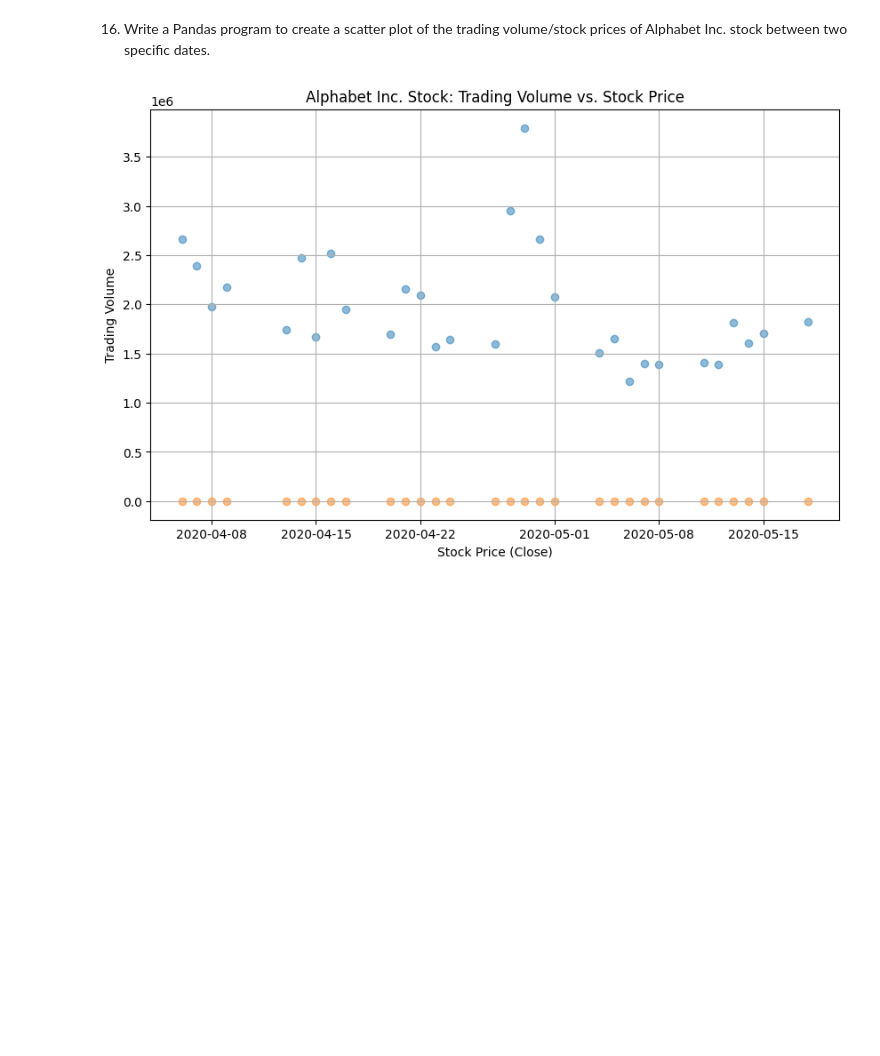
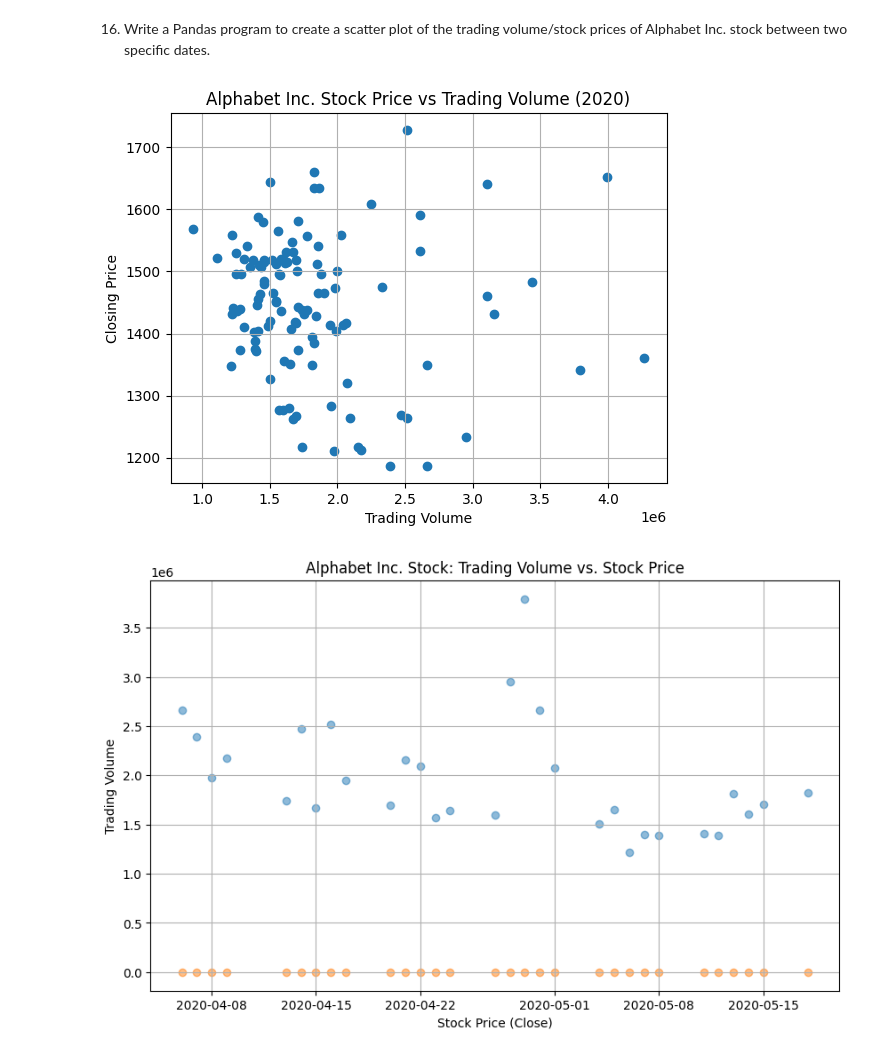
Before and after one commit to sngrajesh/DataAnalytics, a Jupyter notebook: Lab Assignments/Assignment-6-Plotting_Using_DataFrame.ipynb, the cells around one changed output. Cells and saved outputs as stored; diff of their text form; code cells hidden in the pictures; blank space fills up the shorter version.

```diff
--- a/Lab Assignments/Assignment-6-Plotting_Using_DataFrame.ipynb
+++ b/Lab Assignments/Assignment-6-Plotting_Using_DataFrame.ipynb
@@ -325,5 +325,17 @@ df1.head()
 | 4 | 1186.510010 | NaN | 1142.622607 |
 # %% [markdown]
 16. Write a Pandas program to create a scatter plot of the trading volume/stock prices of Alphabet Inc. stock between two specific dates.
+# %%
+# @title{vertical-output:true}
+plt.figure()
+fdf=df[df["Date"].between("2020-04-06", "2020-09-18")]
+plt.scatter(fdf['Volume'],fdf['Close'])
+plt.xlabel('Trading Volume')
+plt.ylabel('Closing Price')
+plt.title('Alphabet Inc. Stock Price vs Trading Volume (2020)')
+plt.grid(True)
+plt.show()
+# %% [output]
+[figure, added]
 # %%
 # @title{vertical-output:true}
```
Also changed, not shown: parts of 4 cells of this notebook, 3 other files.
